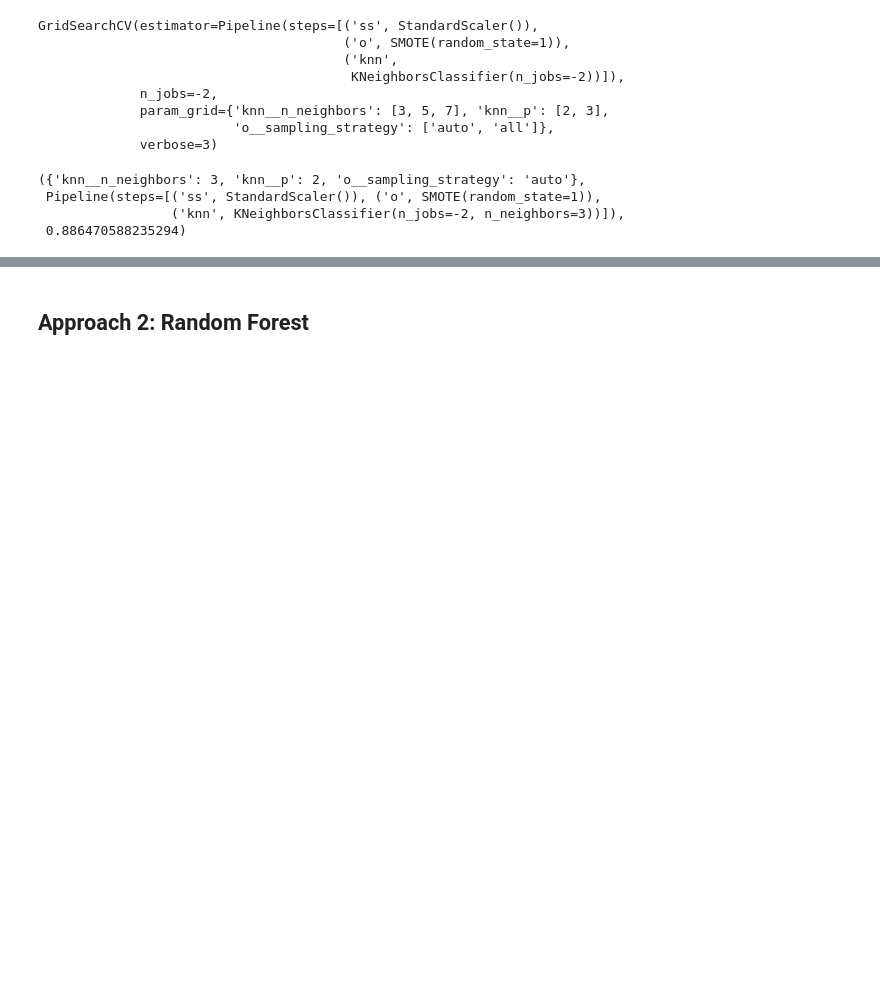
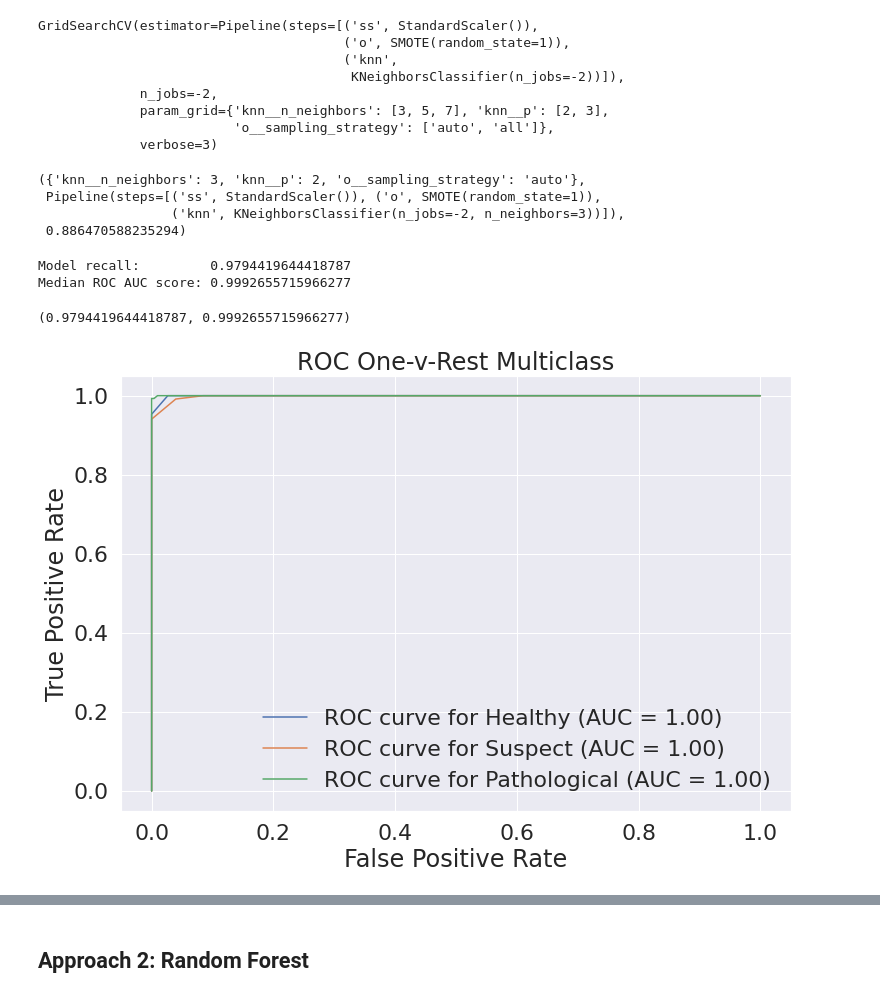
Before and after one commit to ParkedHampster/Fetal-Health-Classification-Prediction, a Jupyter notebook: scratch_books/scratch.ipynb, the cells around one changed output, grey strips where cells are left out. Cells and saved outputs as stored; diff of their text form; code cells hidden in the pictures; blank space fills up the shorter version.

```diff
--- a/scratch_books/scratch.ipynb
+++ b/scratch_books/scratch.ipynb
@@ -285,3 +284,14 @@ knn_gs.best_params_ , knn_gs.best_estimator_ , knn_gs.best_score_
  Pipeline(steps=[('ss', StandardScaler()), ('o', SMOTE(random_state=1)),
                  ('knn', KNeighborsClassifier(n_jobs=-2, n_neighbors=3))]),
  0.886470588235294)
+# %%
+fig, ax = plt.subplots(figsize=(12,8))
+model_scoring(
+    knn_gs.best_estimator_,X_train,y_train,average='macro',
+                        plot_curve=True, ax=ax,
+                        class_names=['Healthy','Suspect','Pathological'])
+# %% [output]
+Model recall:         0.9794419644418787
+Median ROC AUC score: 0.9992655715966277
+(0.9794419644418787, 0.9992655715966277)
+[figure, added]
```
Also changed, not shown: parts of 8 cells of this notebook, 2 other files.
